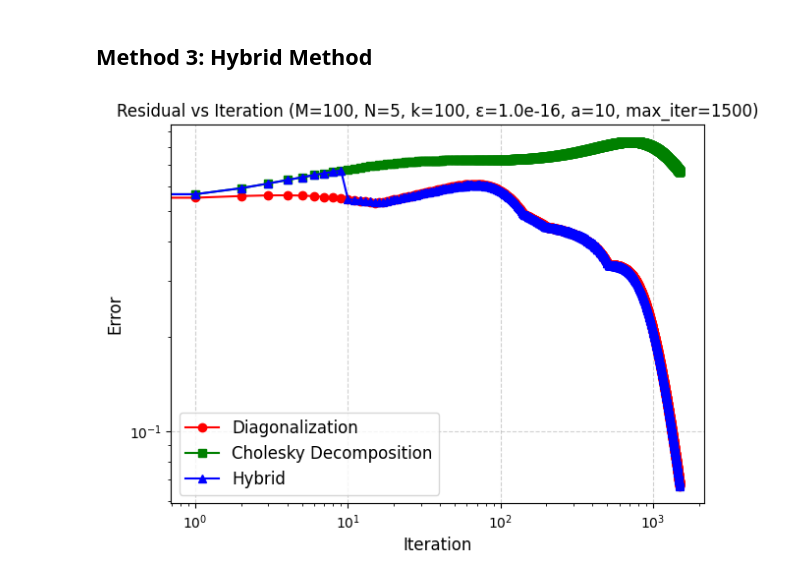
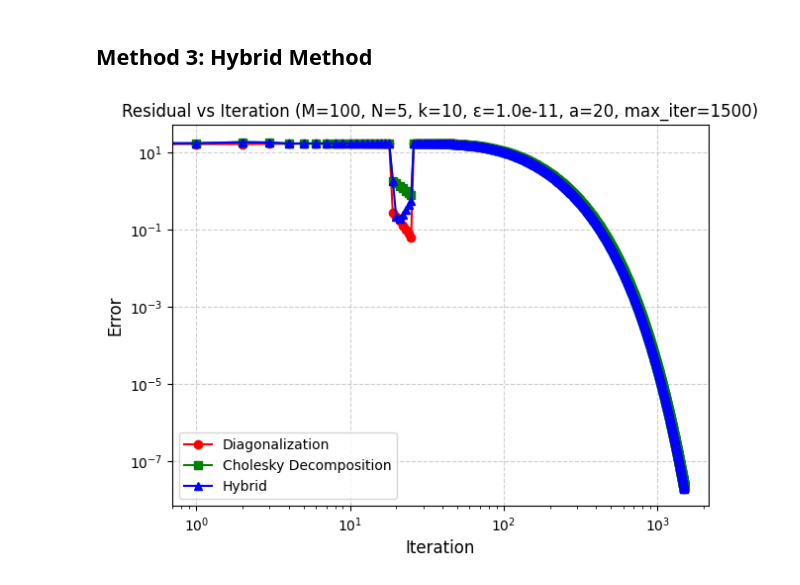
Before and after one commit to Nihar-Shah2001/Quantum_Computing_Notes, a Jupyter notebook: Notes/codes/project.ipynb, the cells around one changed output. Cells and saved outputs as stored; diff of their text form; code cells hidden in the pictures.

```diff
--- a/Notes/codes/project.ipynb
+++ b/Notes/codes/project.ipynb
@@ -147,7 +149,7 @@ cond_A_=[]
 cond_B_=[]
 cond_C_=[]
 for i in N:
-    a,b,c,d, eigenvals, eigvals=condition_number(n,i)
+    a,b,c,d = condition_number(n,i)
     cond_H_.append(a)
     cond_A_.append(b)
     cond_B_.append(c)
@@ -291,7 +288,7 @@ def generalized_eigenproblem(H, S):
 
 def ChFSI_diagalgo(Psi, H, T_kH):
 
-    # Chebyshev Filtering
+        # Chebyshev Filtering
         Psi_F = T_kH @ Psi
 
         # Projected Matrix
@@ -300,7 +297,7 @@ def ChFSI_diagalgo(Psi, H, T_kH):
         # Overlap Matrix
         S = Psi_F.conj().T @ Psi_F
 
-        #Diagonalization
+        # Diagonalization
         eigenval, eigenvec = generalized_eigenproblem(H_proj, S)
 
         # orthogonalization
@@ -321,10 +318,12 @@ def ChFSI_diag(Psi, H, N, k, epsilon, max_iter):
     # Psi = np.random.randn(M, N) +1j * np.random.randn(M,N)
     itr=0
     residual = []
+    residual_norm = np.empty(N)
     residual.append(1e16)
     eigenvals = np.zeros([max_iter,N],dtype=complex)
     eigvecs = np.zeros([M,N],dtype=complex)
-    T_kH=Chebyshev_poly(H,k)
+    a_L = np.max(np.abs(np.linalg.eigvalsh(H)))
+    T_kH=Chebyshev_poly(H,k)/Chebyshev_scalar_poly(a_L,k)
 
     # Algorithm
     while itr+1 <= max_iter:
@@ -339,7 +338,16 @@ def ChFSI_diag(Psi, H, N, k, epsilon, max_iter):
             eigenvals[itr,i] = eigenval[i]
             eigvecs[:,i] = Psi[:,i]
 
-        residual.append(np.max(np.linalg.norm(H @ Psi - Psi @ np.diag(eigenvals[itr,:]), axis=0, ord=2)))
+        for i in range(N):
+            if eigenvals[itr,i] < -1 or eigenvals[itr,i]>1:
+                residual_norm[i] = np.linalg.norm(H @ Psi[:,i] - eigenvals[itr,i] * Psi[:,i], ord=2)
+            else:
+                residual_norm[i] = 1e-16
+
+        residual.append(np.max(residual_norm))
+
+        # residual.append(np.max(np.linalg.norm(H @ Psi - Psi @ np.diag(eigenvals[itr,:]), axis=0, ord=2)))
+        # residual.append(np.linalg.norm(H @ Psi - Psi @ np.diag(eigenvals[itr,:]),ord=2))
 
         itr+=1
 
@@ -360,10 +368,12 @@ def ChFSI_hybd(Psi, H, N, k, a, epsilon, max_iter):
     # Psi = np.random.randn(M, N) +1j * np.random.randn(M,N)
     itr=0
     residual = []
+    residual_norm = np.empty(N)
     residual.append(1e16)
     eigenvals = np.zeros([max_iter,N],dtype=complex)
     eigvecs = np.zeros([M,N],dtype=complex)
-    T_kH=Chebyshev_poly(H,k)
+    a_L = np.max(np.abs(np.linalg.eigvalsh(H)))
+    T_kH=Chebyshev_poly(H,k)/Chebyshev_scalar_poly(a_L,k)
 
     # Algorithm
     while itr+1 <= max_iter:
@@ -383,7 +393,15 @@ def ChFSI_hybd(Psi, H, N, k, a, epsilon, max_iter):
                 eigenvals[itr,i] = Psi[:,i].conj().T @ H @ Psi[:,i]
                 eigvecs[:,i] = Psi[:,i]
 
-        residual.append(np.max(np.linalg.norm(H @ Psi - Psi @ np.diag(eigenvals[itr,:]), axis=0, ord=2)))
+        for i in range(N):
+            if eigenvals[itr,i] < -1 or eigenvals[itr,i]>1:
+                residual_norm[i] = np.linalg.norm(H @ Psi[:,i] - eigenvals[itr,i] * Psi[:,i], ord=2)
+            else:
+                residual_norm[i] = 0
+        # print(residual_norm)
+        residual.append(np.max(residual_norm))
+        # residual.append(np.linalg.norm(H @ Psi - Psi @ np.diag(eigenvals[itr,:]),ord=2))
+        # residual.append(np.max(np.linalg.norm(H @ Psi - Psi @ np.diag(eigenvals[itr,:]), axis=0, ord=2)))
 
         itr+=1
 
@@ -392,10 +410,10 @@ def ChFSI_hybd(Psi, H, N, k, a, epsilon, max_iter):
 # Parameters
 M = 100  # Dimension of the matrix
 N = 5  # Number of eigenvalues
-k = 100  # Degree of the Chebyshev polynomial filter
-epsilon = 1e-16  # Tolerance for convergence
+k = 10  # Degree of the Chebyshev polynomial filter
+epsilon = 1e-11  # Tolerance for convergence
 max_iter = 1500 # Maximum number of iterations
-a = 10 # Period of the algorithm for Hybrid Algorithm
+a = 20 # Period of the algorithm for Hybrid Algorithm
 Psi = np.random.randn(M, N) +1j * np.random.randn(M,N)
 # %%
 # Solving the problem
@@ -407,22 +426,22 @@ eigenvals, eigenvecs = np.linalg.eigh(H)
 # %%
 # Plot the error
 plt.figure(figsize=(7, 5))
 plt.title(f"Residual vs Iteration (M={M}, N={N}, k={k}, ε={epsilon:.1e}, a={a}, max_iter={max_iter})")
 
 plt.plot(np.arange(len(residual_diag)-1), residual_diag[1:], marker='o',  label="Diagonalization", color="red")
 plt.plot(np.arange(len(residual_chol)-1), residual_chol[1:], marker='s',  label="Cholesky Decomposition",color="green")
 plt.plot(np.arange(len(residual_hybd)-1), residual_hybd[1:], marker='^',  label="Hybrid",color="blue")
 
 plt.yscale("log")
 plt.xscale("log")
 plt.grid(True, linestyle="--", alpha=0.6)
 plt.xlabel("Iteration", fontsize=12)
 plt.ylabel("Error", fontsize=12)
 # Legend adjustments
-plt.legend(fontsize=12, frameon=True)
+plt.legend()
 plt.show()
 # %% [output]
-[figure, old version]
+[figure, new version]
 # %%
 print("Eigenvalues (Diagonalization):", eigenvals_diag)
 print("Eigenvalues (Cholesky):", eigenvals_chol)
```
Also changed, not shown: parts of 10 cells of this notebook.
